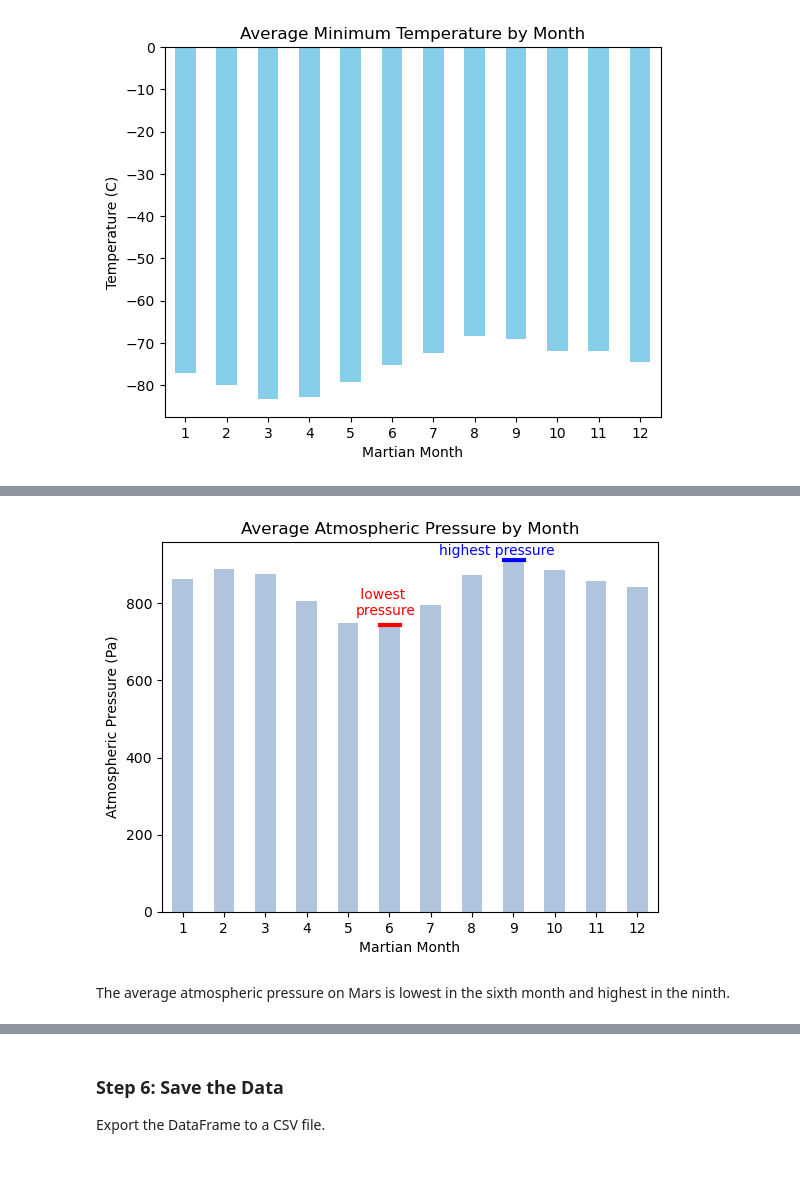
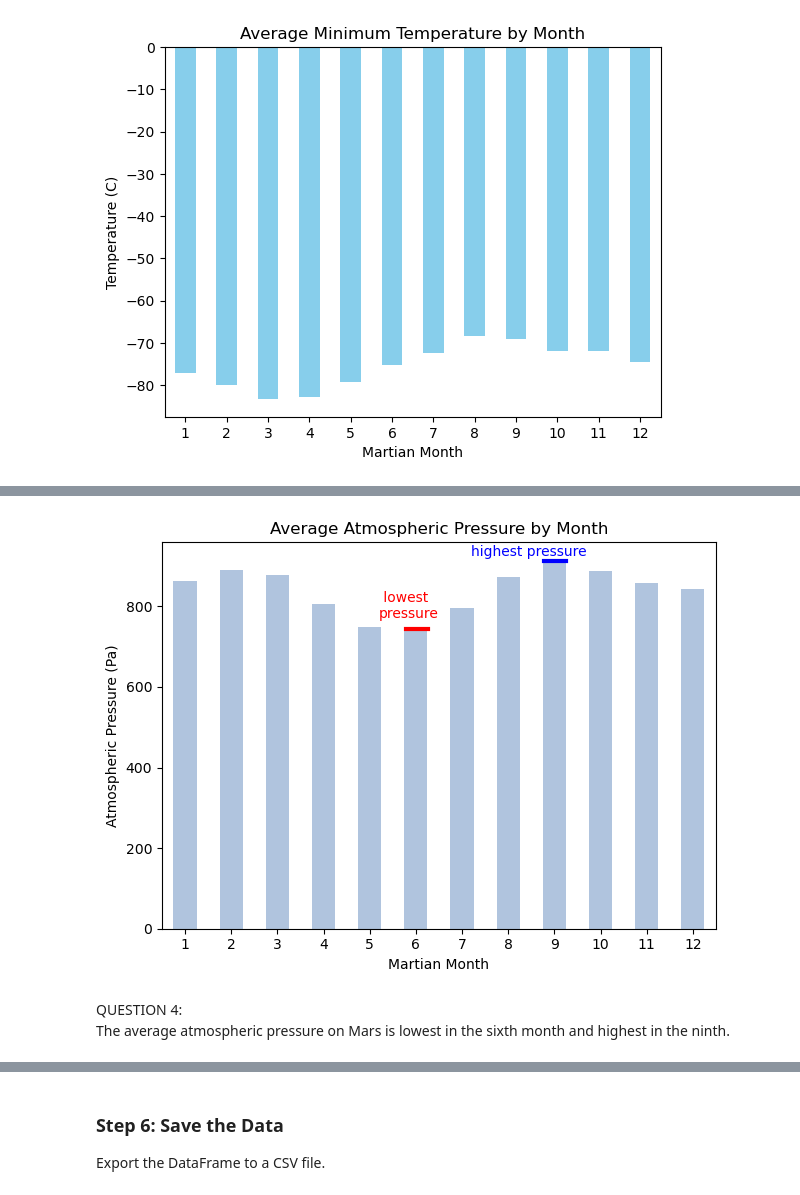
Before and after one commit to andcetera/web-scraping-challenge, a Jupyter notebook: Deliverables/mars_weather.ipynb, the cells around one changed output, grey strips where cells are left out. Cells and saved outputs as stored; diff of their text form; code cells hidden in the pictures; blank space fills up the shorter version.

```diff
--- a/Deliverables/mars_weather.ipynb
+++ b/Deliverables/mars_weather.ipynb
@@ -215,20 +221,22 @@ Name: pressure, dtype: float64
 # %%
 # Plot the average pressure by month
 ave_pssr.plot(kind='bar', color='lightsteelblue')
 plt.title('Average Atmospheric Pressure by Month')
 plt.xlabel('Martian Month')
 plt.ylabel('Atmospheric Pressure (Pa)')
 plt.xticks(rotation='horizontal')
 
 plt.axhline(ave_pssr.min(), color='r', linewidth=3, xmin=0.44, xmax=0.48)
 plt.text(4.2, 770, ' lowest\npressure', color='r')
 plt.axhline(ave_pssr.max(), color='b', linewidth=3, xmin=0.69, xmax=0.73)
 plt.text(6.2, 925, 'highest pressure', color='b')
+plt.tight_layout()
 plt.savefig('../Images/ave_pssr.png')
 plt.show()
 # %% [output]
-[figure, old version]
+[figure, new version]
 # %% [markdown]
+QUESTION 4:
 The average atmospheric pressure on Mars is lowest in the sixth month and highest in the ninth.
 # %%
 # 5. How many terrestrial (earth) days are there in a Martian year?
```
Also changed, not shown: parts of 6 cells of this notebook.
